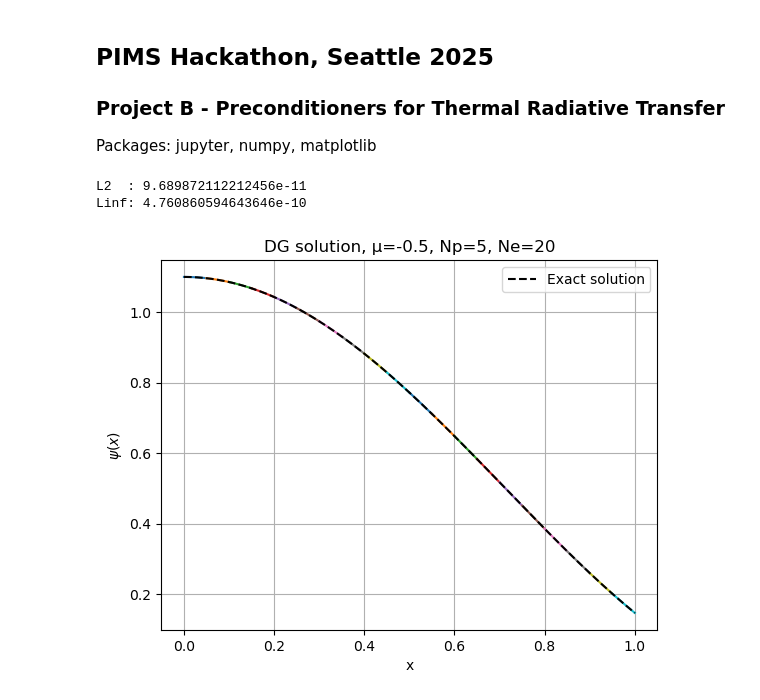
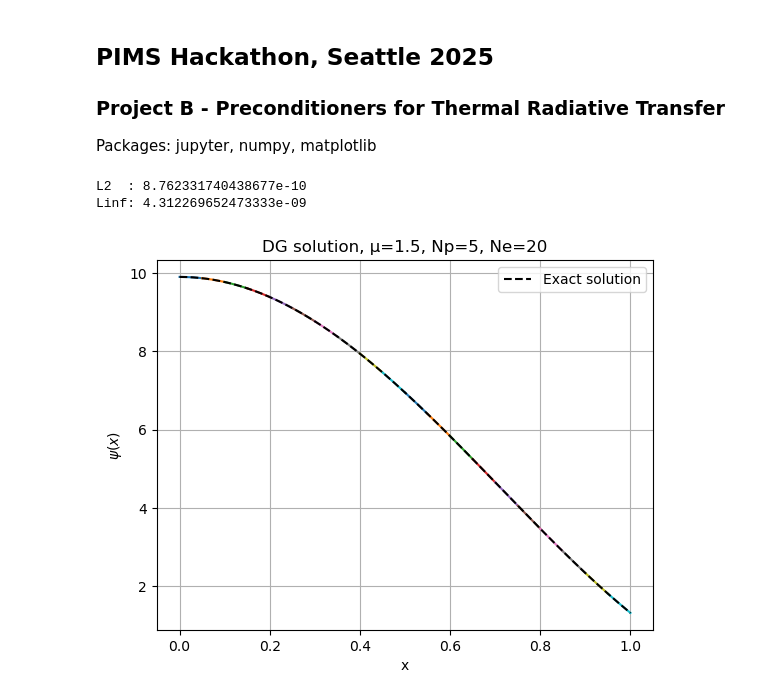
Before and after one commit to jpgallagher1/PIMS-GroupB, a Jupyter notebook: main.ipynb, the cells around one changed output. Cells and saved outputs as stored; diff of their text form; code cells hidden in the pictures.

```diff
--- a/main.ipynb
+++ b/main.ipynb
@@ -10,27 +10,27 @@ from post_process import *
 # %%
 # ─── Example usage ───
 
 # Parameters for the transport problem
-μ       = -0.5
+μ       = 1.5
 σ_t     = lambda x: x**2 + 1
 source  = lambda x: (μ**3)*(2*x - 6.8*np.sin(2*x)) + (σ_t(x) * (μ**2)*((x**2 +1) + 3.4*np.cos(2*x)))
 inflow  = lambda x: (μ**2)*((x**2 +1) + 3.4*np.cos(2*x))
 
 # Mesh parameters
 Ne = 20
 xs      = np.linspace(0, 1, Ne + 1) # Mesh points / element boundaries
 Np      = 5                     # Legendre polynomials per element (basis size)
 
 # Plot numerical solution against the exact solution (MMS)
 ψ_MMS     = lambda x: (μ**2)*((x**2 +1) + 3.4*np.cos(2*x))
 ψ_weights = transport_direct_solve(μ, σ_t, compute_source_term(source, Np, xs), inflow, Np, xs)
 ψ_weights = ψ_weights.reshape(Ne, Np)
 
 # Print the error in the solution
 print("L2  :",error_Lp(ψ_weights, xs, Np, ψ_MMS, p=2))
 print("Linf:",error_Lp(ψ_weights, xs, Np, ψ_MMS, p='inf'))
 plot_solution(ψ_weights, xs, Np, μ=μ, exact_ψ_func=ψ_MMS)
 # %% [output]
-L2  : 9.689872112212456e-11
-Linf: 4.760860594643646e-10
+L2  : 8.762331740438677e-10
+Linf: 4.312269652473333e-09
-[figure, old version]
+[figure, new version]
```
Also changed, not shown: parts of 1 cell of this notebook, 1 other file.
